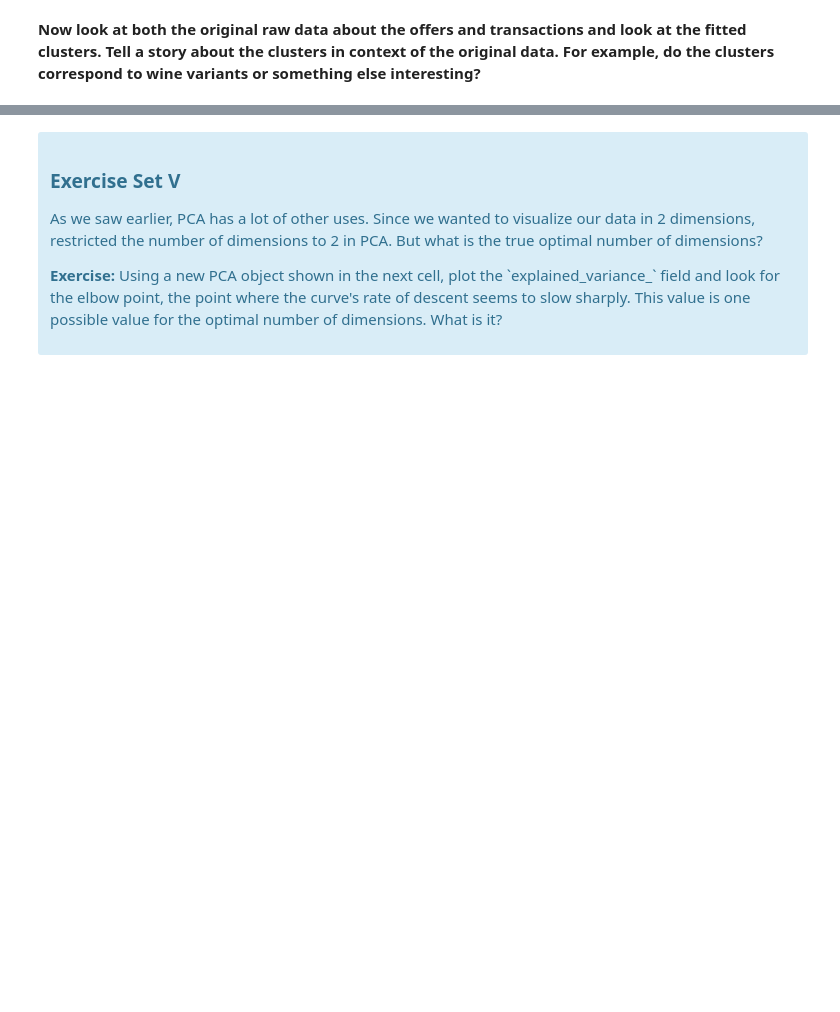
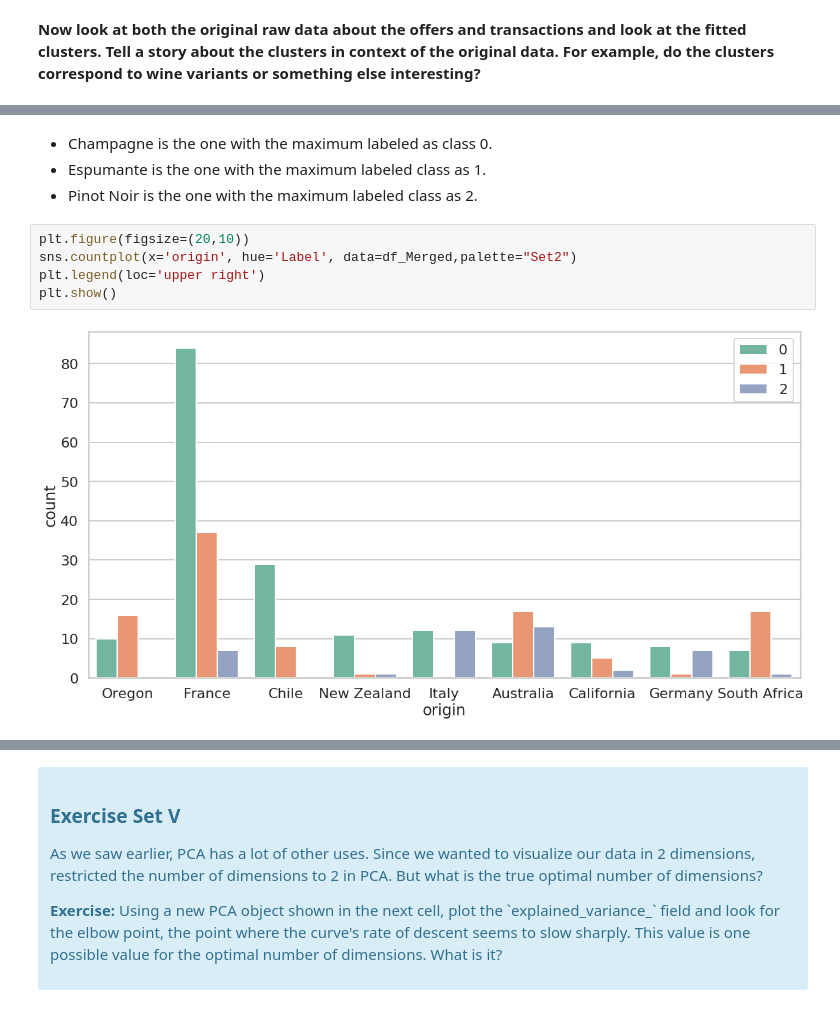
Before and after one commit to shabnami/Data-Science, a Jupyter notebook: clustering/Mini_Project_Clustering.ipynb, the cells around one changed output, grey strips where cells are left out. Drawn from its saved outputs; the diff is of its cells as text; blank space fills up the shorter version.

```diff
--- a/clustering/Mini_Project_Clustering.ipynb
+++ b/clustering/Mini_Project_Clustering.ipynb
@@ -399,0 +413,11 @@ A: As I pointed out in previous sections, Silhouette did not provide a substanti
+# %% [markdown]
+- Champagne is the one with the maximum  labeled as class 0.
+- Espumante is the one with the maximum labeled class as 1.
+- Pinot Noir is the one with the maximum labeled class as 2.
+# %%
+plt.figure(figsize=(20,10))
+sns.countplot(x='origin', hue='Label', data=df_Merged,palette="Set2")
+plt.legend(loc='upper right')
+plt.show()
+# %% [output]
+[figure, added]
```
Also changed, not shown: parts of 25 cells of this notebook.
